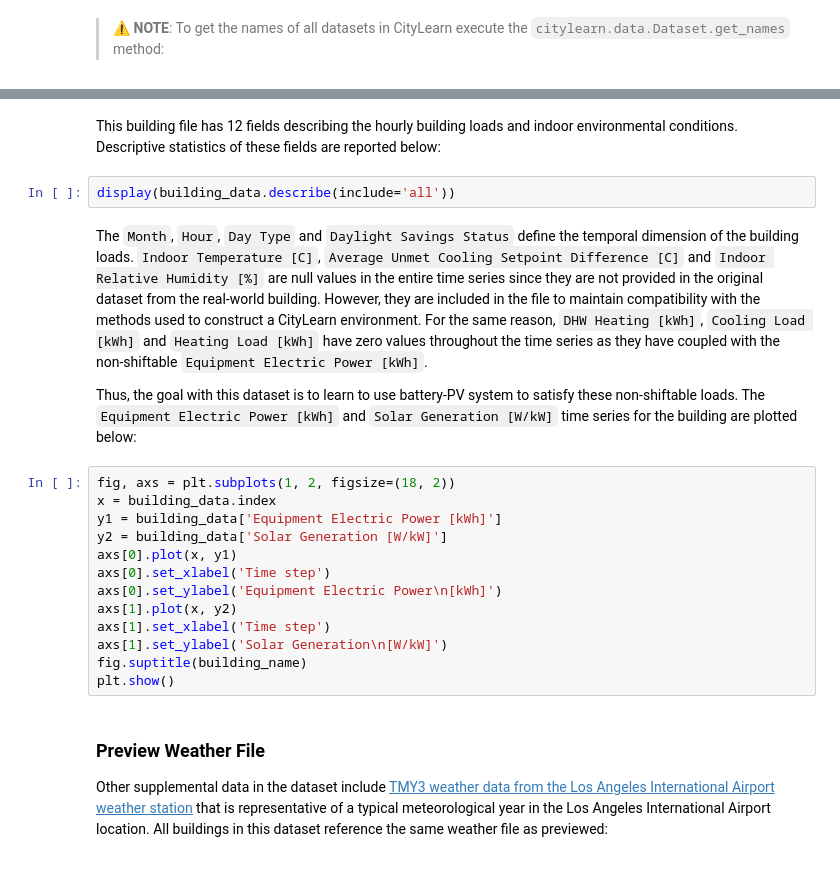
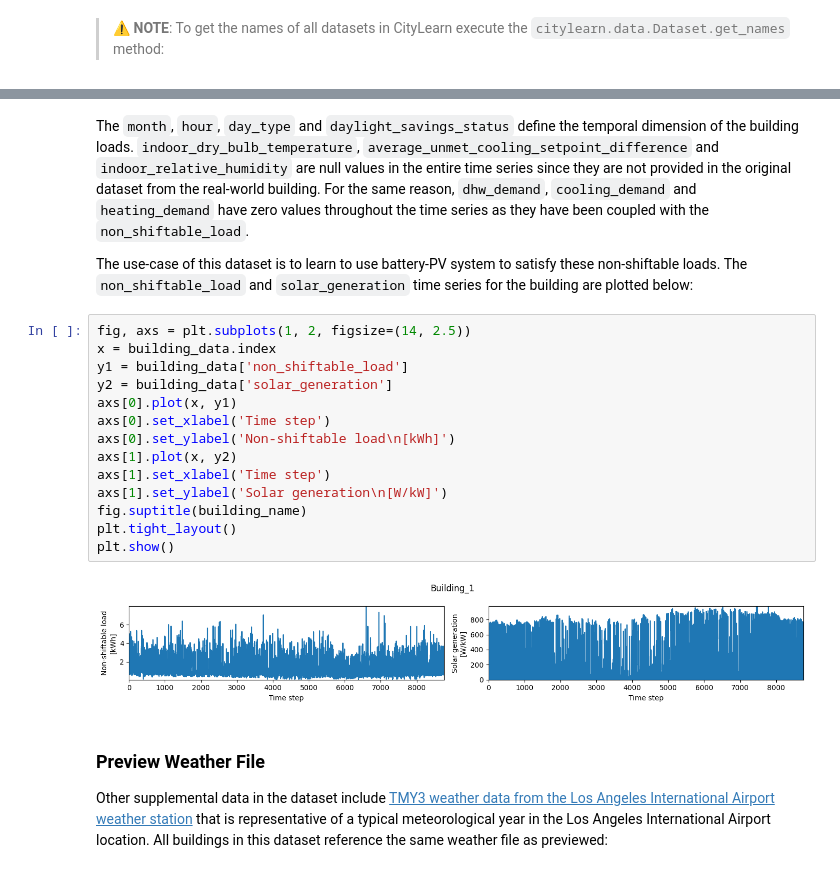
Before and after one commit to climatechange-ai-tutorials/citylearn, a Jupyter notebook: citylearn_ccai_tutorial.ipynb, the cells around one changed output, grey strips where cells are left out. Drawn from its saved outputs; the diff is of its cells as text.

Commit message:
initial update for 2024 tutorial that includes 3 exercises

```diff
--- a/citylearn_ccai_tutorial.ipynb
+++ b/citylearn_ccai_tutorial.ipynb
@@ -394,24 +520,23 @@ display(building_data.head())
-# %% [markdown]
-This building file has 12 fields describing the hourly building loads and indoor environmental conditions. Descriptive statistics of these fields are reported below:
-# %%
-display(building_data.describe(include='all'))
 # %% [markdown]
-The `Month`, `Hour`, `Day Type` and `Daylight Savings Status` define the temporal dimension of the building loads. `Indoor Temperature [C]`, `Average Unmet Cooling Setpoint Difference [C]` and `Indoor Relative Humidity [%]` are null values in the entire time series since they are not provided in the original dataset from the real-world building. However, they are included in the file to maintain compatibility with the methods used to construct a CityLearn environment. For the same reason, `DHW Heating [kWh]`, `Cooling Load [kWh]` and `Heating Load [kWh]` have zero values throughout the time series as they have coupled with the non-shiftable `Equipment Electric Power [kWh]`.
+The `month`, `hour`, `day_type` and `daylight_savings_status` define the temporal dimension of the building loads. `indoor_dry_bulb_temperature`, `average_unmet_cooling_setpoint_difference` and `indoor_relative_humidity` are null values in the entire time series since they are not provided in the original dataset from the real-world building. For the same reason, `dhw_demand`, `cooling_demand` and `heating_demand` have zero values throughout the time series as they have been coupled with the `non_shiftable_load`.
 
-Thus, the goal with this dataset is to learn to use battery-PV system to satisfy these non-shiftable loads. The `Equipment Electric Power [kWh]` and `Solar Generation [W/kW]` time series for the building are plotted below:
+The use-case of this dataset is to learn to use battery-PV system to satisfy these non-shiftable loads. The `non_shiftable_load` and `solar_generation` time series for the building are plotted below:
 # %%
-fig, axs = plt.subplots(1, 2, figsize=(18, 2))
+fig, axs = plt.subplots(1, 2, figsize=(14, 2.5))
 x = building_data.index
-y1 = building_data['Equipment Electric Power [kWh]']
-y2 = building_data['Solar Generation [W/kW]']
+y1 = building_data['non_shiftable_load']
+y2 = building_data['solar_generation']
 axs[0].plot(x, y1)
 axs[0].set_xlabel('Time step')
-axs[0].set_ylabel('Equipment Electric Power\n[kWh]')
+axs[0].set_ylabel('Non-shiftable load\n[kWh]')
 axs[1].plot(x, y2)
 axs[1].set_xlabel('Time step')
-axs[1].set_ylabel('Solar Generation\n[W/kW]')
+axs[1].set_ylabel('Solar generation\n[W/kW]')
 fig.suptitle(building_name)
+plt.tight_layout()
 plt.show()
+# %% [output]
+[figure, added]
 # %% [markdown]
 ### Preview Weather File
 
```
Also changed, not shown: parts of 162 cells of this notebook.
